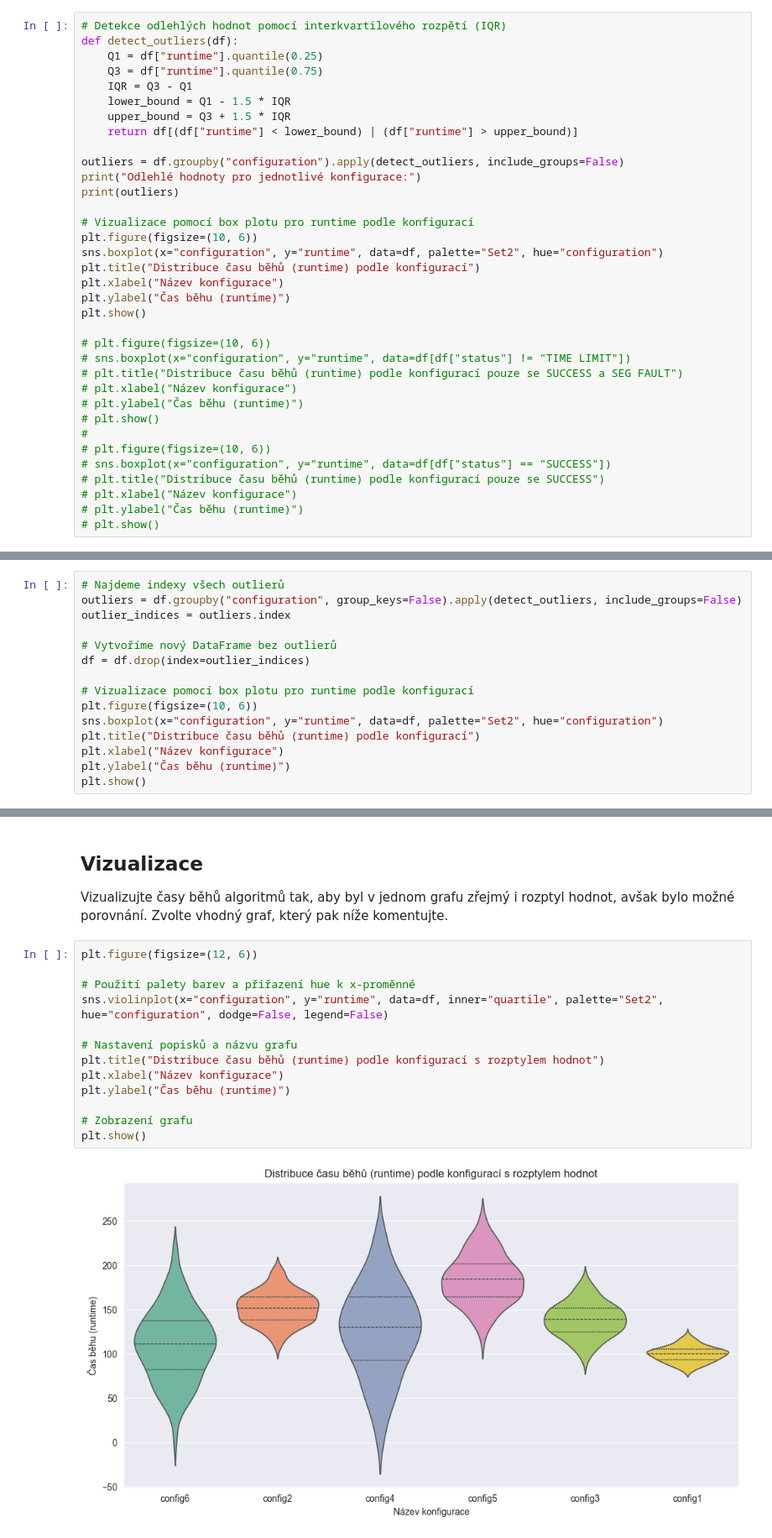
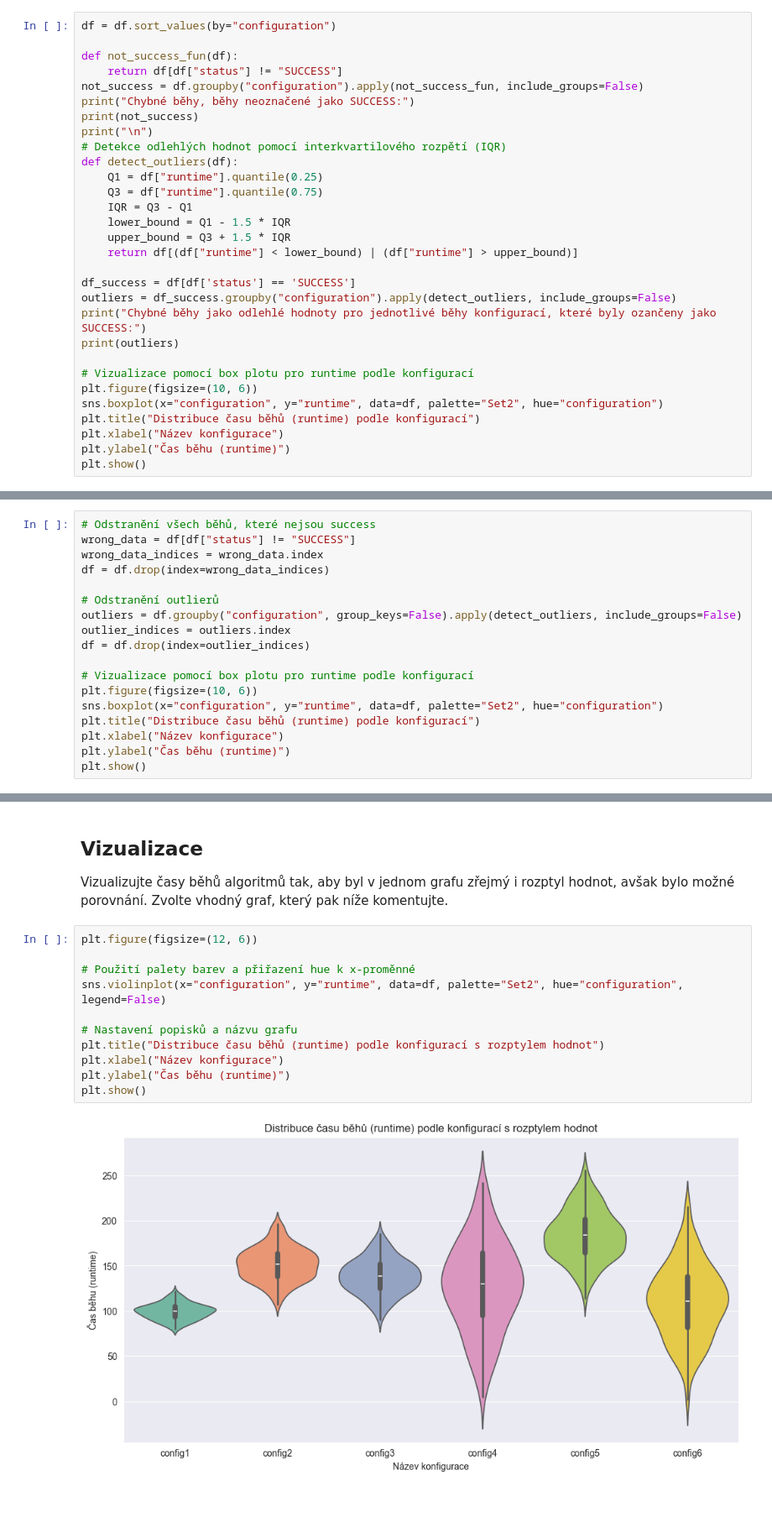
Before and after one commit to richardkocian/MSP-proj1, a Jupyter notebook: proj1.ipynb, the cells around one changed output, grey strips where cells are left out. Shown: that part at 84% size. Saved outputs shown, nothing was run; the diff lists cells and outputs as text; blank space fills up the shorter version.

```diff
--- a/proj1.ipynb
+++ b/proj1.ipynb
@@ -81,6 +81,14 @@ df
 ## Analýza a čištění dat
 Vhodným způsobem pro všechny konfigurace analyzujte časy běhů a pokud tam jsou, identifikujte hodnoty, které jsou chybné. Vyberte vhodný graf, který zobrazí samostatně jednotlivé konfigurace.
 # %%
+df = df.sort_values(by="configuration")
+
+def not_success_fun(df):
+    return df[df["status"] != "SUCCESS"]
+not_success = df.groupby("configuration").apply(not_success_fun, include_groups=False)
+print("Chybné běhy, běhy neoznačené jako SUCCESS:")
+print(not_success)
+print("\n")
 # Detekce odlehlých hodnot pomocí interkvartilového rozpětí (IQR)
 def detect_outliers(df):
     Q1 = df["runtime"].quantile(0.25)
@@ -90,8 +98,9 @@ def detect_outliers(df):
     upper_bound = Q3 + 1.5 * IQR
     return df[(df["runtime"] < lower_bound) | (df["runtime"] > upper_bound)]
 
-outliers = df.groupby("configuration").apply(detect_outliers, include_groups=False)
-print("Odlehlé hodnoty pro jednotlivé konfigurace:")
+df_success = df[df['status'] == 'SUCCESS']
+outliers = df_success.groupby("configuration").apply(detect_outliers, include_groups=False)
+print("Chybné běhy jako odlehlé hodnoty pro jednotlivé běhy konfigurací, které byly ozančeny jako SUCCESS:")
 print(outliers)
 
 # Vizualizace pomocí box plotu pro runtime podle konfigurací
@@ -101,18 +110,4 @@ plt.title("Distribuce času běhů (runtime) podle konfigurací")
 plt.xlabel("Název konfigurace")
 plt.ylabel("Čas běhu (runtime)")
 plt.show()
-
-# plt.figure(figsize=(10, 6))
-# sns.boxplot(x="configuration", y="runtime", data=df[df["status"] != "TIME LIMIT"])
-# plt.title("Distribuce času běhů (runtime) podle konfigurací pouze se SUCCESS a SEG FAULT")
-# plt.xlabel("Název konfigurace")
-# plt.ylabel("Čas běhu (runtime)")
-# plt.show()
-#
-# plt.figure(figsize=(10, 6))
-# sns.boxplot(x="configuration", y="runtime", data=df[df["status"] == "SUCCESS"])
-# plt.title("Distribuce času běhů (runtime) podle konfigurací pouze se SUCCESS")
-# plt.xlabel("Název konfigurace")
-# plt.ylabel("Čas běhu (runtime)")
-# plt.show()
 # %% [output]
@@ -147,11 +142,14 @@ _Objevily se nějaké chybné hodnoty? Proč tam jsou s ohledem na to, že se je
 # %% [markdown]
 Vyčistěte dataframe `df` tak, aby tam tyto hodnoty nebyly a ukažte znovu analýzu toho, že čištění dat bylo úspěšné. Odtud dále pracujte s vyčištěným datasetem.
 # %%
-# Najdeme indexy všech outlierů
+# Odstranění všech běhů, které nejsou success
+wrong_data = df[df["status"] != "SUCCESS"]
+wrong_data_indices = wrong_data.index
+df = df.drop(index=wrong_data_indices)
+
+# Odstranění outlierů
 outliers = df.groupby("configuration", group_keys=False).apply(detect_outliers, include_groups=False)
 outlier_indices = outliers.index
-
-# Vytvoříme nový DataFrame bez outlierů
 df = df.drop(index=outlier_indices)
 
 # Vizualizace pomocí box plotu pro runtime podle konfigurací
@@ -199,18 +197,16 @@ Vizualizujte časy běhů algoritmů tak, aby byl v jednom grafu zřejmý i rozp
 # %%
 plt.figure(figsize=(12, 6))
 
 # Použití palety barev a přiřazení hue k x-proměnné
-sns.violinplot(x="configuration", y="runtime", data=df, inner="quartile", palette="Set2", hue="configuration", dodge=False, legend=False)
+sns.violinplot(x="configuration", y="runtime", data=df, palette="Set2", hue="configuration", legend=False)
 
 # Nastavení popisků a názvu grafu
 plt.title("Distribuce času běhů (runtime) podle konfigurací s rozptylem hodnot")
 plt.xlabel("Název konfigurace")
 plt.ylabel("Čas běhu (runtime)")
-
-# Zobrazení grafu
 plt.show()
 # %% [output]
-[figure, old version]
+[figure, new version]
 # %% [markdown]
 __OTÁZKA K DOPLNĚNÍ:__
 
```
Also changed, not shown: parts of 10 cells of this notebook.
